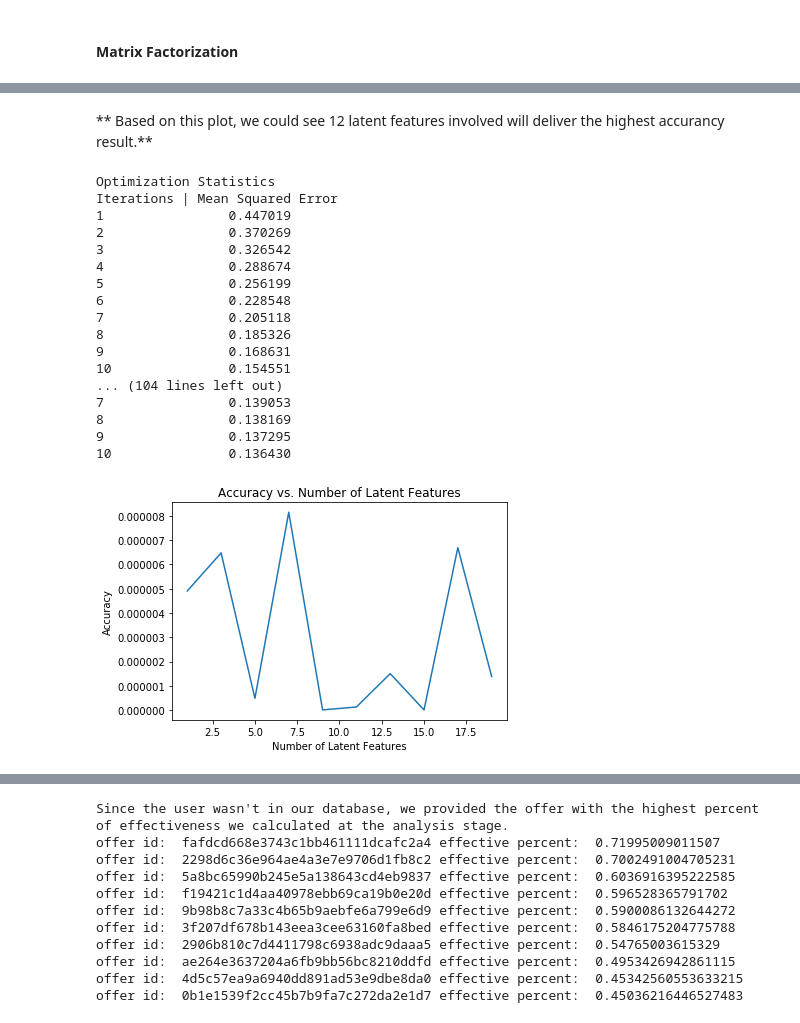
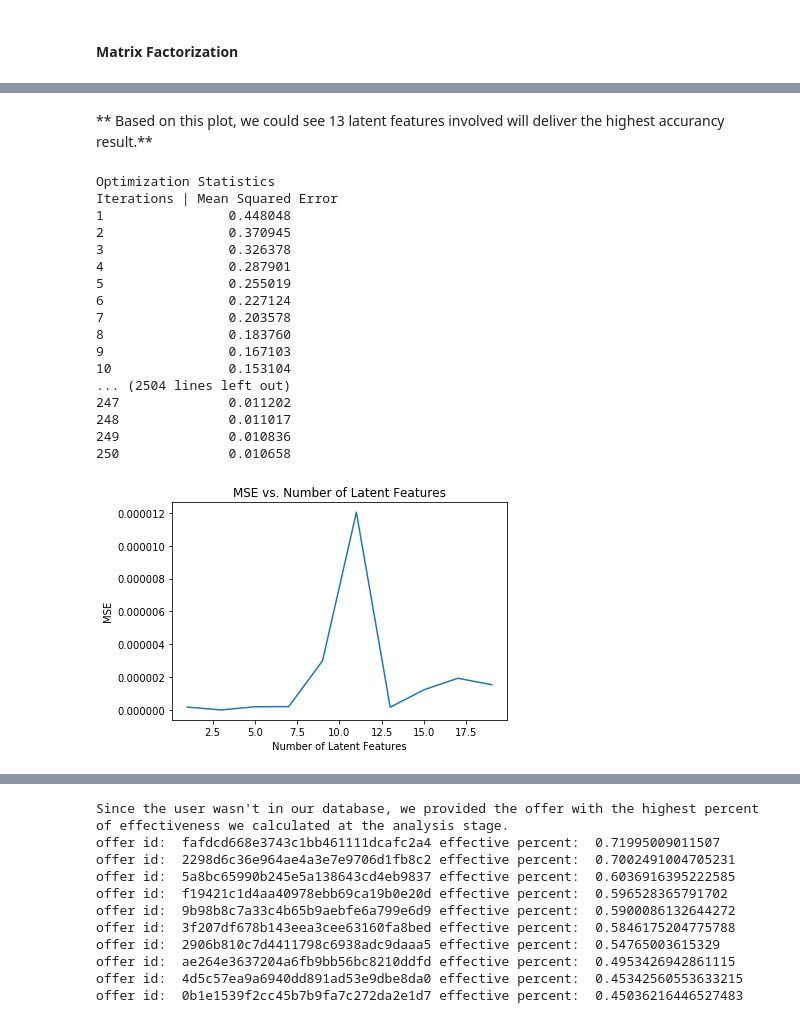
Before and after one commit to Ruby1993/starbuck-offer-recommendation, a Jupyter notebook: Starbucks_Capstone_notebook.ipynb, the cells around one changed output, grey strips where cells are left out. Saved outputs shown, nothing was run; the diff lists cells and outputs as text; code cells hidden in the pictures.

```diff
--- a/Starbucks_Capstone_notebook.ipynb
+++ b/Starbucks_Capstone_notebook.ipynb
@@ -1011,3 +979,3 @@ def create_test_and_train_user_item(df_train, df_test):
 # %%
-user_item_train, user_item_test, test_idx, test_offers = create_test_and_train_user_item(train_offer, test_offer)
+user_item_train, user_item_test = create_test_and_train_user_item(train_offer, test_offer)
 # %%
@@ -1130,69 +1090,67 @@ def Validation (test_df,user_matrix, offer_matrix):
 
     INPUT:
     test_df - user_item_matrix for the test dataset
-    user_matrix - latent factor by user matrix
-    offer_matrix - latent factor by offer matrix
+    user_matrix - output user matrix from FunkSVD
+    offer_matrix - output offer matrix from FunkSV
 
     OUTPUT:
-    print out the squared errors for the prediction
+    sse_accum / num_complete - Return the squared errors for the prediction
     '''
     # total number of offer completion in the matrix
     num_complete = np.count_nonzero(~np.isnan(test_df))
 
-    # initialize sse at 0 for first iteration
+    # initialize sse
     sse_accum = 0
 
     for user_id in test_df.index:
-        for deal_id in test_df.columns:
-            if ~np.isnan( test_df.loc[user_id, deal_id]):
-                prediction_value=predict(user_matrix, offer_matrix, user_id, deal_id)
-                if prediction_value != None:
-                    # compute the error as the actual minus the dot product of the user and offer latent feature
-                    diff = test_df.loc[user_id, deal_id] - prediction_value
-                    # Keep track of the total sum of squared errors for the matrix
+        for offer_id in test_df.columns:
+            if ~np.isnan( test_df.loc[user_id, offer_id]):
+                pre_value=predict(user_matrix, offer_matrix, user_id, offer_id)
+                if pred_value != None:
+                    # compute the error
+                    diff = test_df.loc[user_id, deal_id] - pred_value
+                    # sum of squared errors for the matrix
                     sse_accum += diff**2
 
     return sse_accum / num_complete
 # %% [markdown]
-** Based on this plot, we could see 12 latent features involved will deliver the highest accurancy result.**
+** Based on this plot, we could see 13 latent features involved will deliver the highest accurancy result.**
 # %%
 # Plot the Accurancy with N latent features
-num_latent_feats = np.arange(1,20,2)
+num_latent_features = np.arange(1,20,2)
 sse_accum_list = []
 
 
-for k in num_latent_feats:
-    # restructure with k latent features
-    user_mat, offer_mat = FunkSVD(train_data_np, latent_features=k, learning_rate=0.005, iters=10)
+for n in num_latent_features:
+    # rebuilt FunkSVD with k latent features
+    user_matrix, offer_matrix = FunkSVD(train_data_np, latent_features=n, learning_rate=0.005, iters=250)
 
-    # compute least squared error for each prediction to actual value
-    see_accum=Validation(user_item_test,user_mat, offer_mat)
-
-    # total errors and keep track of them
+    # compute squared error
+    see_accum=Validation(user_item_test,user_matrix, offer_matrix)
     sse_accum_list.append(see_accum)
 
-plt.plot(num_latent_feats, np.array(sse_accum_list));
+plt.plot(num_latent_features, np.array(sse_accum_list));
 plt.xlabel('Number of Latent Features');
-plt.ylabel('Accuracy');
-plt.title('Accuracy vs. Number of Latent Features');
+plt.ylabel('MSE');
+plt.title('MSE vs. Number of Latent Features');
 # %% [output]
 Optimization Statistics
 Iterations | Mean Squared Error
-1                0.447019
-2                0.370269
-3                0.326542
-4                0.288674
-5                0.256199
-6                0.228548
-7                0.205118
-8                0.185326
-9                0.168631
-10               0.154551
-... (104 lines left out)
-7                0.139053
-8                0.138169
-9                0.137295
-10               0.136430
+1                0.448048
+2                0.370945
+3                0.326378
+4                0.287901
+5                0.255019
+6                0.227124
+7                0.203578
+8                0.183760
+9                0.167103
+10               0.153104
+... (2504 lines left out)
+247              0.011202
+248              0.011017
+249              0.010836
+250              0.010658
-[figure, old version]
+[figure, new version]
 # %%
 # Fit FunkSVD with the specified hyper parameters to the training data
```
Also changed, not shown: parts of 12 cells of this notebook.
